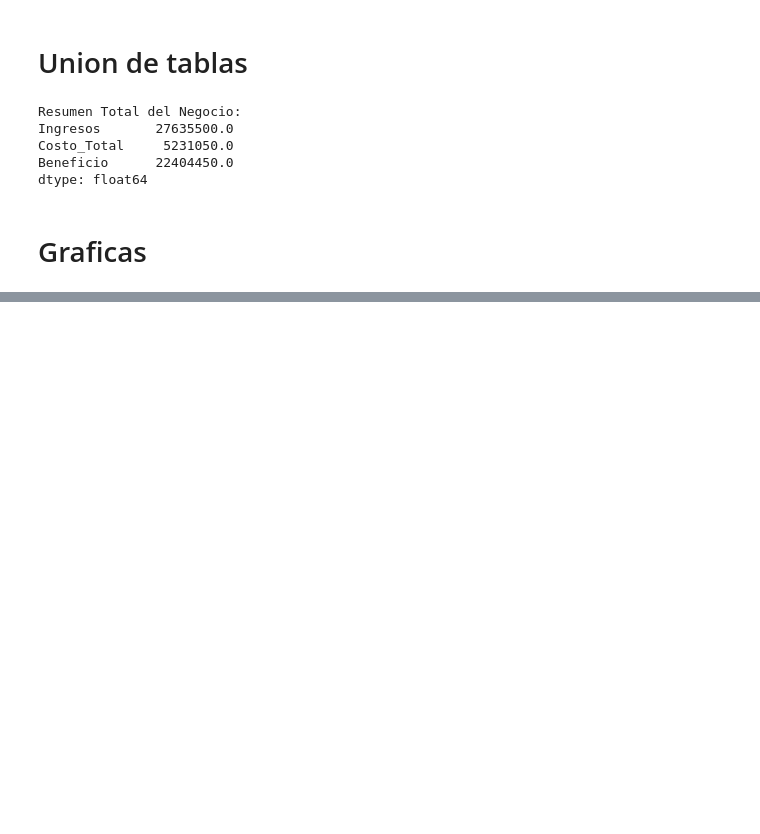
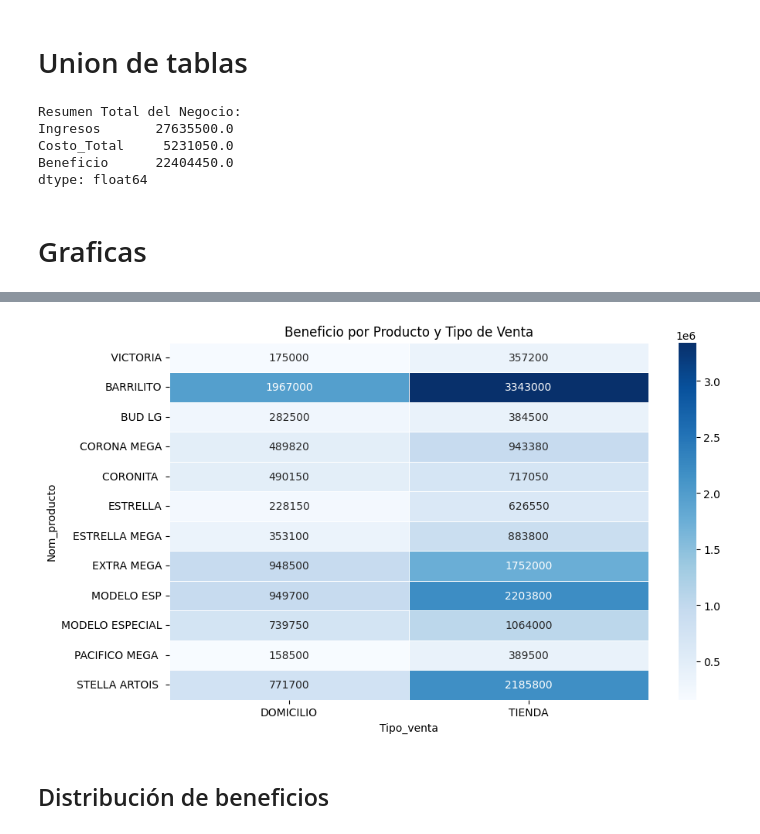
Before and after one commit to Vikorimperator/Retail_Modelo, a Jupyter notebook: 2.visualizacion _beneficios.ipynb, the cells around one changed output, grey strips where cells are left out. Saved outputs shown, nothing was run; the diff lists cells and outputs as text; code cells hidden in the pictures; blank space fills up the shorter version.

```diff
--- a/2.visualizacion _beneficios.ipynb
+++ b/2.visualizacion _beneficios.ipynb
@@ -65,0 +81,13 @@ fig.show()
+# %%
+# Beneficio por producto y tipo de venta
+crear_heatmap_beneficio(
+    ventas_completa,
+    index="nom_producto",
+    columns="tipo_venta",
+    values="Beneficio",
+    titulo="Beneficio por Producto y Tipo de Venta"
+)
+# %% [output]
+[figure, added]
+# %% [markdown]
+## Distribución de beneficios
```
Also changed, not shown: parts of 29 cells of this notebook.
